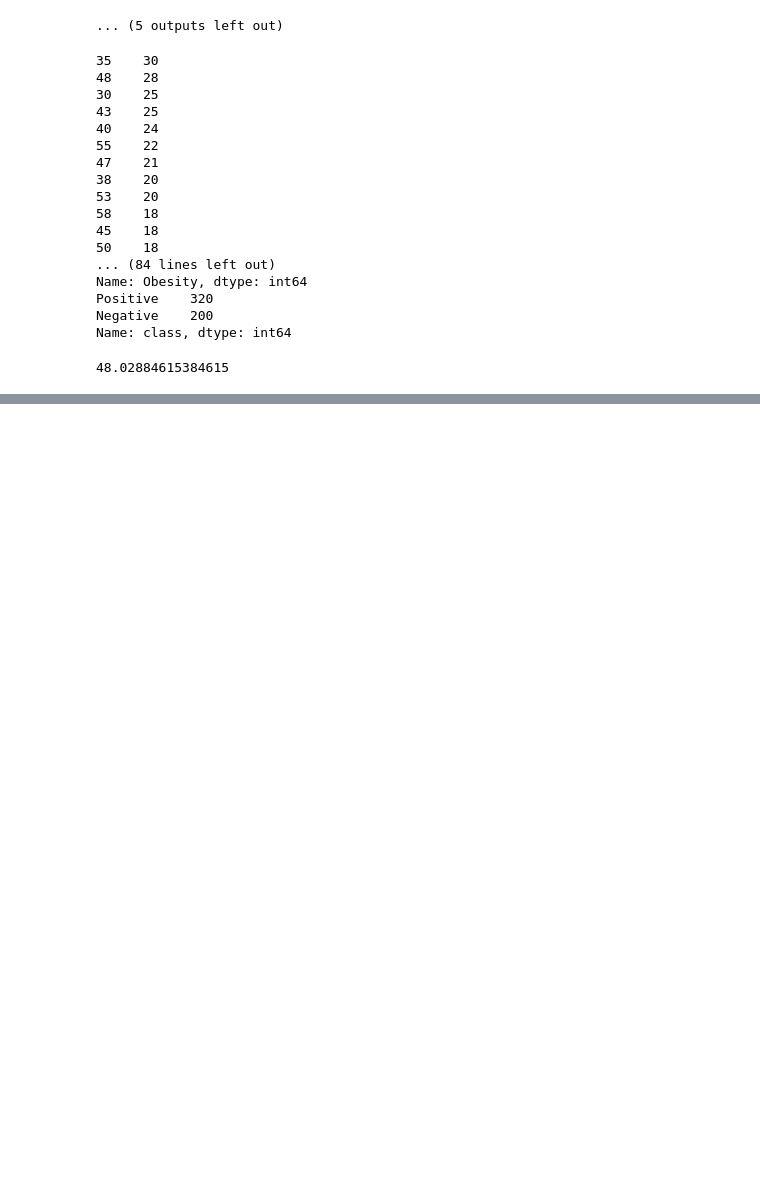
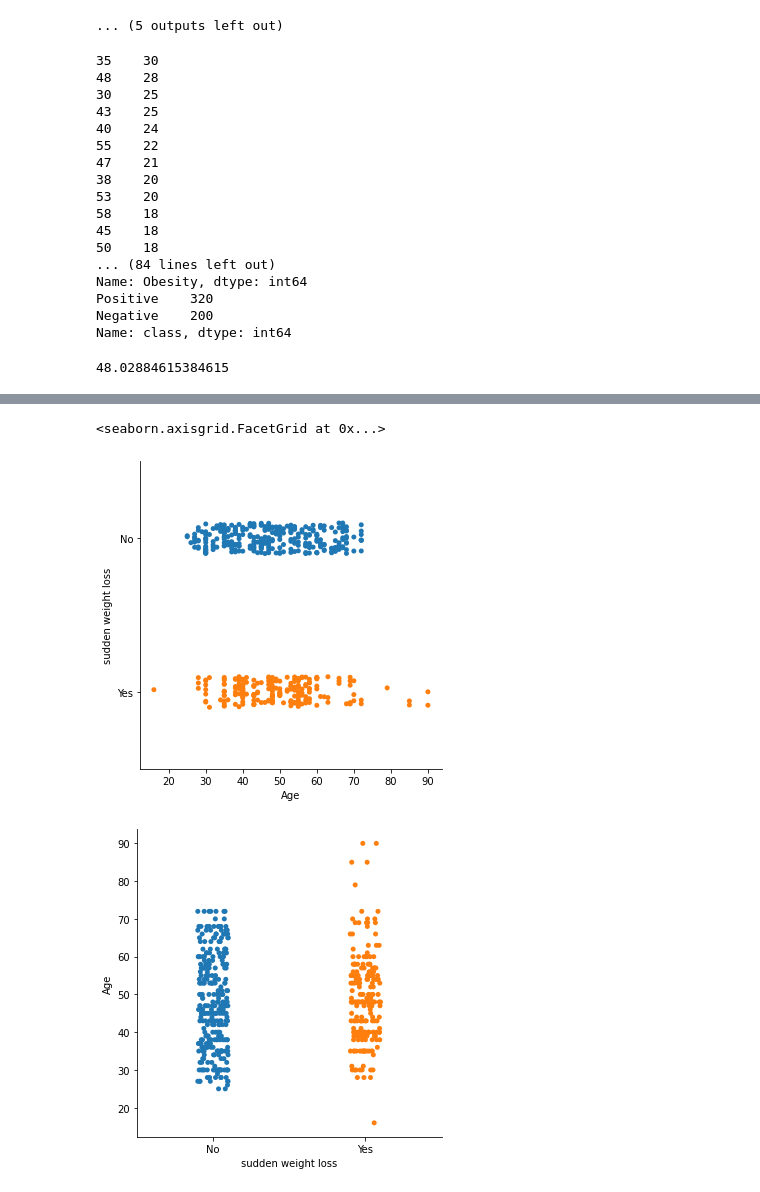
Before and after one commit to WickedoneC/Pandas_Projects, a Jupyter notebook: Diabetes/EDA.ipynb, the cells around one changed output, grey strips where cells are left out. Saved outputs shown, nothing was run; the diff lists cells and outputs as text; code cells hidden in the pictures; blank space fills up the shorter version.

```diff
--- a/Diabetes/EDA.ipynb
+++ b/Diabetes/EDA.ipynb
@@ -159,0 +169,7 @@ df['Age'].mean()
+# %%
+sns.catplot(x="Age", y="sudden weight loss", data=df)
+sns.catplot(x="sudden weight loss", y="Age", data=df)
+# %% [output]
+<seaborn.axisgrid.FacetGrid at 0x...>
+[figure, added]
+[figure, added]
```
Also changed, not shown: parts of 20 cells of this notebook.
